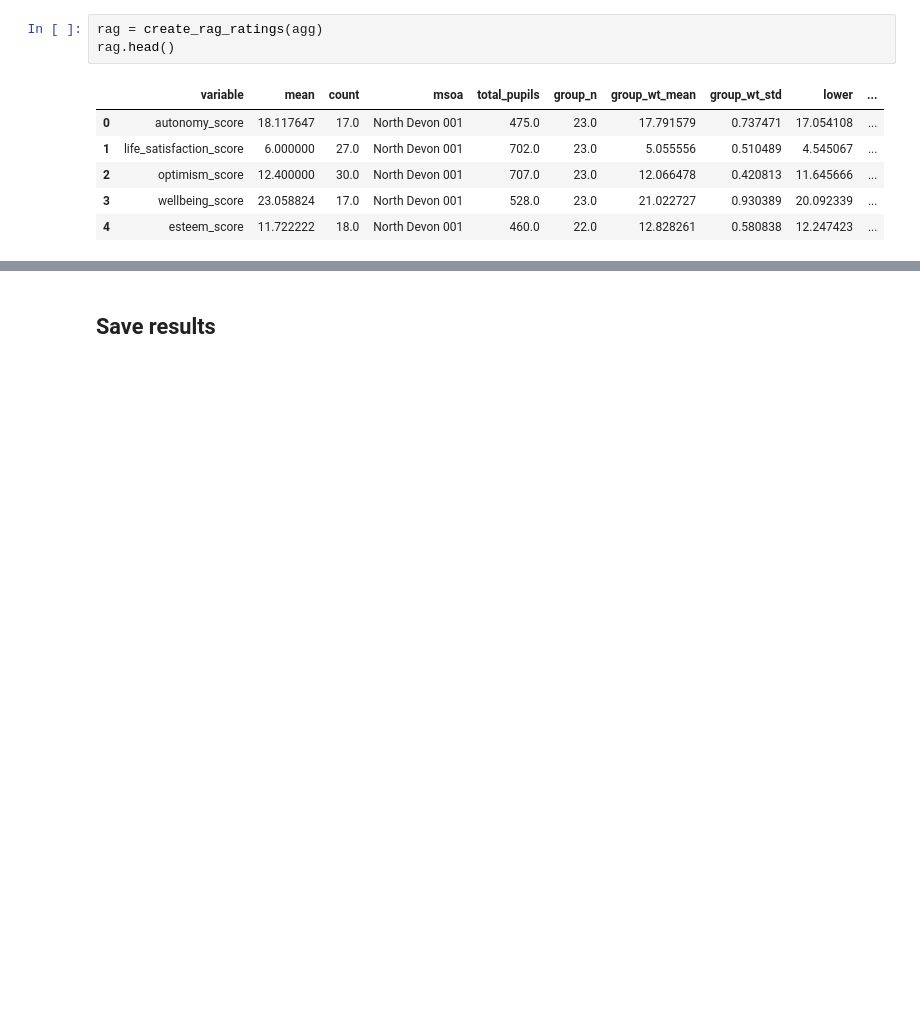
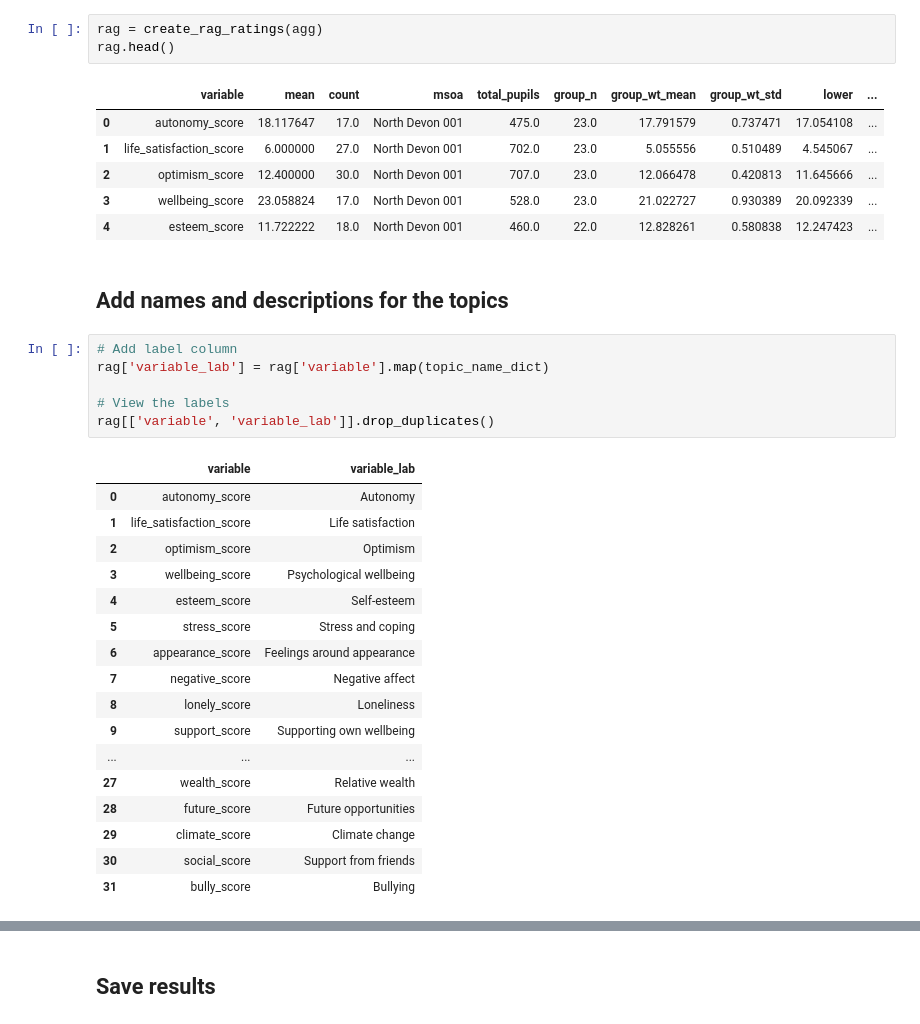
Before and after one commit to kailo-beewell/synthetic_northern_devon_dashboard, a Jupyter notebook: create_and_process_data/2_aggregate_scores.ipynb, the cells around one changed output, grey strips where cells are left out. Drawn from its saved outputs; the diff is of its cells as text; blank space fills up the shorter version.

Commit message:
Add topic names and descriptions to agg scores

```diff
--- a/create_and_process_data/2_aggregate_scores.ipynb
+++ b/create_and_process_data/2_aggregate_scores.ipynb
@@ -97,3 +99,29 @@ rag.head()
 | 2 | optimism_score | 12.400000 | 30.0 | North Devon 001 | 707.0 | 23.0 | 12.066478 | 0.420813 | 11.645666 | ... |
 | 3 | wellbeing_score | 23.058824 | 17.0 | North Devon 001 | 528.0 | 23.0 | 21.022727 | 0.930389 | 20.092339 | ... |
 | 4 | esteem_score | 11.722222 | 18.0 | North Devon 001 | 460.0 | 22.0 | 12.828261 | 0.580838 | 12.247423 | ... |
+# %% [markdown]
+## Add names and descriptions for the topics
+# %%
+# Add label column
+rag['variable_lab'] = rag['variable'].map(topic_name_dict)
+
+# View the labels
+rag[['variable', 'variable_lab']].drop_duplicates()
+# %% [output]
+|  | variable | variable_lab |
+| 0 | autonomy_score | Autonomy |
+| 1 | life_satisfaction_score | Life satisfaction |
+| 2 | optimism_score | Optimism |
+| 3 | wellbeing_score | Psychological wellbeing |
+| 4 | esteem_score | Self-esteem |
+| 5 | stress_score | Stress and coping |
+| 6 | appearance_score | Feelings around appearance |
+| 7 | negative_score | Negative affect |
+| 8 | lonely_score | Loneliness |
+| 9 | support_score | Supporting own wellbeing |
+| ... | ... | ... |
+| 27 | wealth_score | Relative wealth |
+| 28 | future_score | Future opportunities |
+| 29 | climate_score | Climate change |
+| 30 | social_score | Support from friends |
+| 31 | bully_score | Bullying |
```
Also changed, not shown: parts of 5 cells of this notebook, 1 other file.
